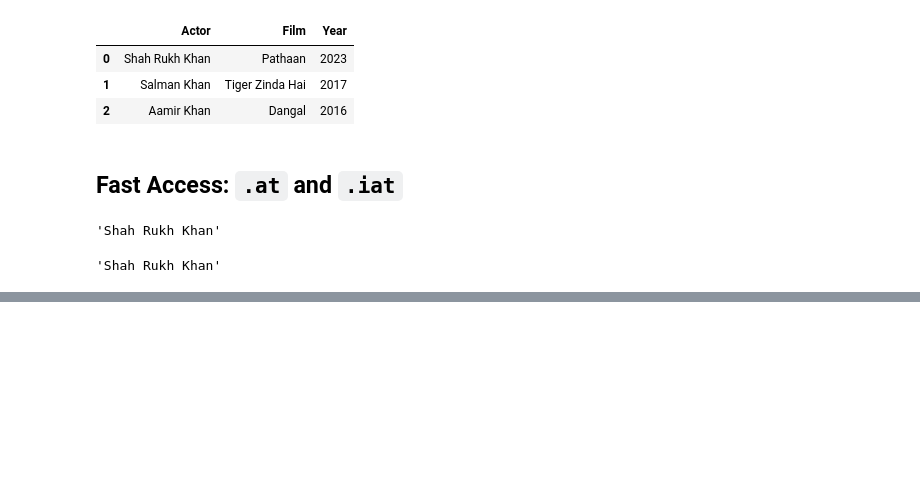
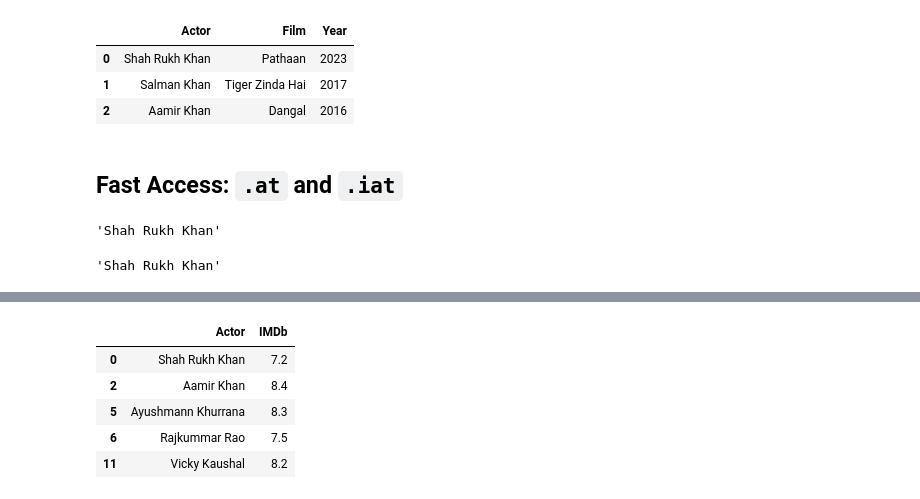
Before and after one commit to yashmahajancd/ULTIMATE-JOB-READY-DATA-SCIENCE, a Jupyter notebook: 07-pandas/04_data_selection_and_filtering.ipynb, the cells around one changed output, grey strips where cells are left out. Saved outputs shown, nothing was run; the diff lists cells and outputs as text; code cells hidden in the pictures; blank space fills up the shorter version.

```diff
--- a/07-pandas/04_data_selection_and_filtering.ipynb
+++ b/07-pandas/04_data_selection_and_filtering.ipynb
@@ -345,0 +379,11 @@ df.iat[0, 0]
+# %%
+new_df = df[df['IMDb'] > 7][['Actor', 'IMDb']]
+# %%
+new_df
+# %% [output]
+|  | Actor | IMDb |
+| 0 | Shah Rukh Khan | 7.2 |
+| 2 | Aamir Khan | 8.4 |
+| 5 | Ayushmann Khurrana | 8.3 |
+| 6 | Rajkummar Rao | 7.5 |
+| 11 | Vicky Kaushal | 8.2 |
```
Also changed, not shown: parts of 10 cells of this notebook.
